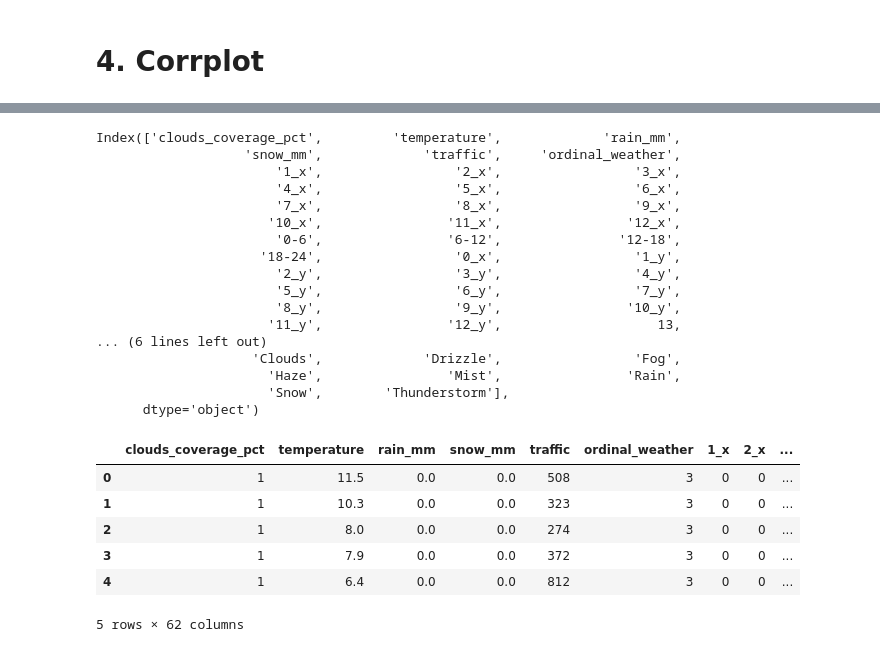
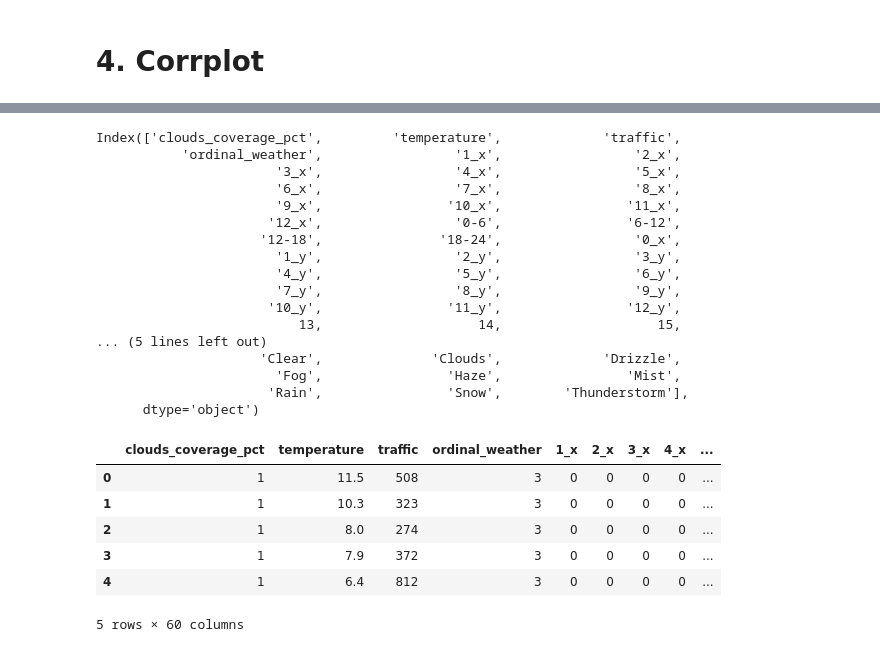
Before and after one commit to kerajxl/MachineLearningProject, a Jupyter notebook: regression.ipynb, the cells around one changed output, grey strips where cells are left out. Saved outputs shown, nothing was run; the diff lists cells and outputs as text; code cells hidden in the pictures.

```diff
--- a/regression.ipynb
+++ b/regression.ipynb
@@ -198,36 +179,46 @@ corr[mask] = np.nan
 # %%
 traffic = pd.read_csv('traffic_train.csv')
 functions = [dayFromDate(traffic), ordinal_whether(traffic), weather_dummies(traffic), outliers_correction(traffic)]
+
 traffic = dayFromDate(traffic)
 traffic = ordinal_whether(traffic)
 traffic = weather_dummies(traffic)
 traffic = outliers_correction(traffic)
-traffic = traffic.drop(columns = ['date_time', 'weather_general', 'weather_detailed', 'month', 'day', 'hour', 'hour_interval'])
+
+traffic = traffic[traffic['traffic'] != 0]
+traffic = traffic[traffic['snow_mm'] == 0]
+traffic = traffic[traffic['rain_mm'] == 0]
+traffic = traffic.drop(columns = ['date_time', 'weather_general', 'weather_detailed', 'month', 'year', 'day', 'hour', 'rain_mm','snow_mm','hour_interval'])
+#, '1_x',  '0-6','1_y','0_y'
+
+
+x_train = traffic.drop(columns = ['traffic'])
+y_train = traffic['traffic']
 
 print(traffic.columns)
 traffic.head()
 # %% [output]
-Index(['clouds_coverage_pct',         'temperature',             'rain_mm',
-                   'snow_mm',             'traffic',     'ordinal_weather',
-                       '1_x',                 '2_x',                 '3_x',
-                       '4_x',                 '5_x',                 '6_x',
-                       '7_x',                 '8_x',                 '9_x',
-                      '10_x',                '11_x',                '12_x',
-                       '0-6',                '6-12',               '12-18',
-                     '18-24',                 '0_x',                 '1_y',
-                       '2_y',                 '3_y',                 '4_y',
-                       '5_y',                 '6_y',                 '7_y',
-                       '8_y',                 '9_y',                '10_y',
-                      '11_y',                '12_y',                    13,
-... (6 lines left out)
-                    'Clouds',             'Drizzle',                 'Fog',
-                      'Haze',                'Mist',                'Rain',
-                      'Snow',        'Thunderstorm'],
+Index(['clouds_coverage_pct',         'temperature',             'traffic',
+           'ordinal_weather',                 '1_x',                 '2_x',
+                       '3_x',                 '4_x',                 '5_x',
+                       '6_x',                 '7_x',                 '8_x',
+                       '9_x',                '10_x',                '11_x',
+                      '12_x',                 '0-6',                '6-12',
+                     '12-18',               '18-24',                 '0_x',
+                       '1_y',                 '2_y',                 '3_y',
+                       '4_y',                 '5_y',                 '6_y',
+                       '7_y',                 '8_y',                 '9_y',
+                      '10_y',                '11_y',                '12_y',
+                          13,                    14,                    15,
+... (5 lines left out)
+                     'Clear',              'Clouds',             'Drizzle',
+                       'Fog',                'Haze',                'Mist',
+                      'Rain',                'Snow',        'Thunderstorm'],
       dtype='object')
-|  | clouds_coverage_pct | temperature | rain_mm | snow_mm | traffic | ordinal_weather | 1_x | 2_x | ... |
-| 0 | 1 | 11.5 | 0.0 | 0.0 | 508 | 3 | 0 | 0 | ... |
-| 1 | 1 | 10.3 | 0.0 | 0.0 | 323 | 3 | 0 | 0 | ... |
-| 2 | 1 | 8.0 | 0.0 | 0.0 | 274 | 3 | 0 | 0 | ... |
-| 3 | 1 | 7.9 | 0.0 | 0.0 | 372 | 3 | 0 | 0 | ... |
-| 4 | 1 | 6.4 | 0.0 | 0.0 | 812 | 3 | 0 | 0 | ... |
+|  | clouds_coverage_pct | temperature | traffic | ordinal_weather | 1_x | 2_x | 3_x | 4_x | ... |
+| 0 | 1 | 11.5 | 508 | 3 | 0 | 0 | 0 | 0 | ... |
+| 1 | 1 | 10.3 | 323 | 3 | 0 | 0 | 0 | 0 | ... |
+| 2 | 1 | 8.0 | 274 | 3 | 0 | 0 | 0 | 0 | ... |
+| 3 | 1 | 7.9 | 372 | 3 | 0 | 0 | 0 | 0 | ... |
+| 4 | 1 | 6.4 | 812 | 3 | 0 | 0 | 0 | 0 | ... |
-5 rows × 62 columns
+5 rows × 60 columns
```
Also changed, not shown: parts of 22 cells of this notebook.
